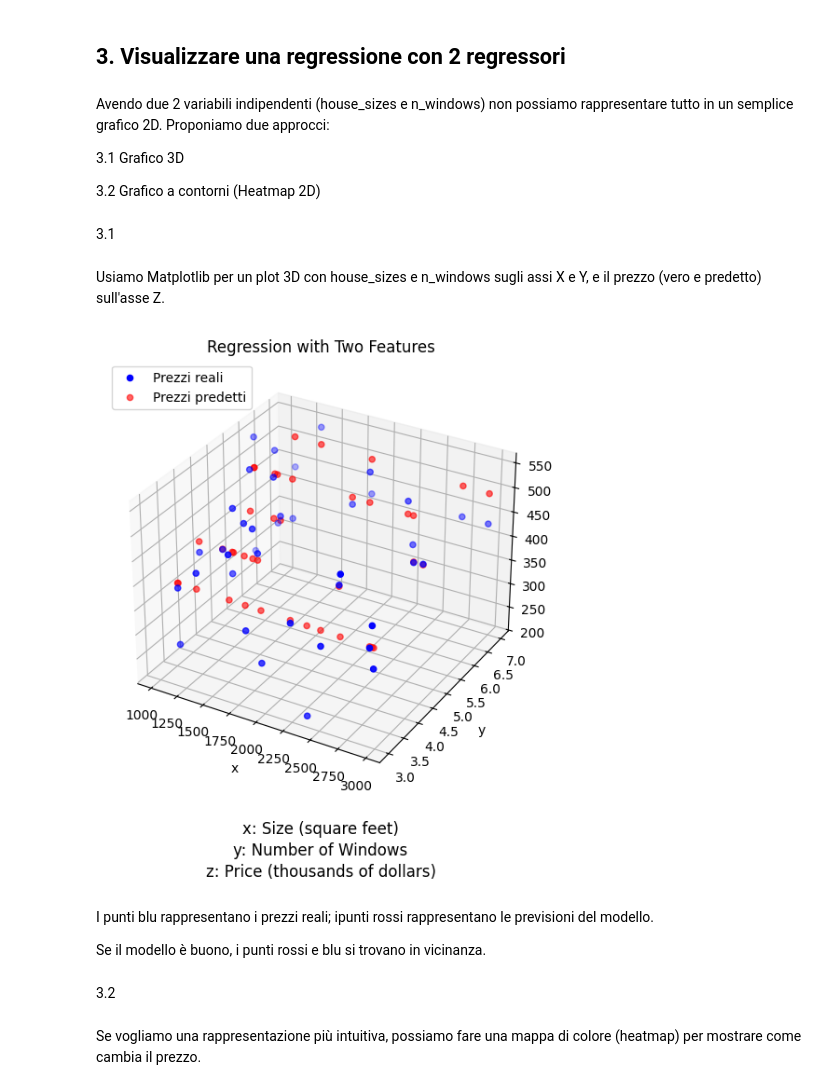
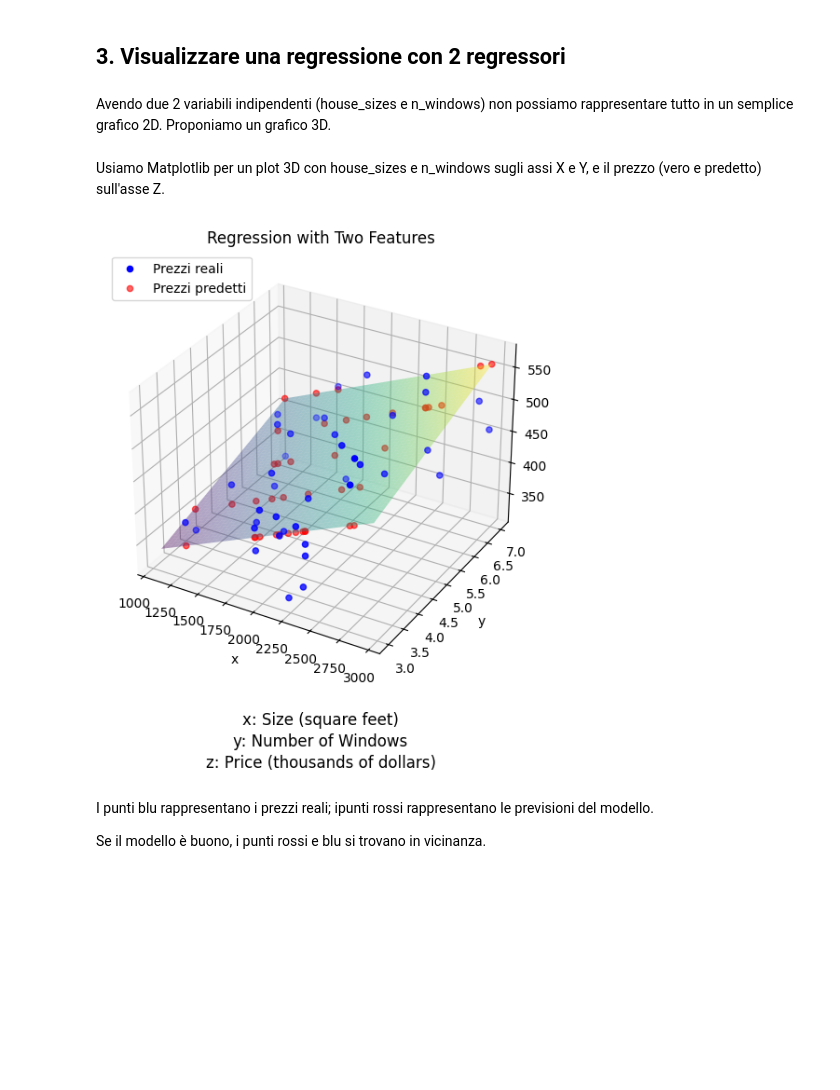
Before and after one commit to GiuliaScarfia/DataScience, a Jupyter notebook: 070325_esercizio.ipynb, the cells around one changed output. Saved outputs shown, nothing was run; the diff lists cells and outputs as text; code cells hidden in the pictures; blank space fills up the shorter version.

```diff
--- a/070325_esercizio.ipynb
+++ b/070325_esercizio.ipynb
@@ -50,7 +50,11 @@ from sklearn.metrics import mean_squared_error, r2_score
 # %% [markdown]
 1.1
 # %%
-#Generiamo le dimensioni delle case tra 1000 e 3000 piedi quadrati
+# Creiamo dataset cambiando random seed
+np.random.seed(40)  # For reproducible results
+n_samples = 200
+
+# Generiamo le dimensioni delle case tra 1000 e 3000 piedi quadrati
 house_sizes = np.random.randint(1000, 3000, n_samples)
 
 # Generiamo il numero di finestre casualmente tra 3 e 8
@@ -78,0 +66,12 @@ data.head()
+# %%
+# Creiamo i nuovi prezzi delle case includendo il numero di finestre
+house_prices = 100 + 0.2 * house_sizes - 0.00003 * house_sizes**2 + np.random.normal(0, 50, n_samples) + 15 * n_windows
+
+# Creiamo il DataFrame
+data = pd.DataFrame({
+    'Size': house_sizes,
+    'Price': house_prices
+})
+
+# Visualizzazione 5 prime righe del dataset
+data.head()
@@ -224,52 +249,62 @@ Cosa notiamo?
 ## 3. Visualizzare una regressione con 2 regressori
 # %% [markdown]
 Avendo due 2 variabili indipendenti (house_sizes e n_windows) non possiamo rappresentare tutto in un semplice grafico 2D.
-Proponiamo due approcci:
-
-3.1 Grafico 3D
-
-3.2 Grafico a contorni (Heatmap 2D)
+Proponiamo un grafico 3D.
-# %% [markdown]
-3.1
 # %% [markdown]
 Usiamo Matplotlib per un plot 3D con house_sizes e n_windows sugli assi X e Y, e il prezzo (vero e predetto) sull'asse Z.
 # %%
+import numpy as np
+import pandas as pd
 import matplotlib.pyplot as plt
 from mpl_toolkits.mplot3d import Axes3D
 
 # Creiamo il grafico 3D
 fig = plt.figure(figsize=(10,6))
 ax = fig.add_subplot(111, projection='3d')
 
 # Scatter plot dei dati reali
 ax.scatter(X_test['Size'], X_test['Windows'], y_test, color='blue', label="Prezzi reali")
 
 # Scatter plot dei dati predetti
 ax.scatter(X_test['Size'], X_test['Windows'], y_pred, color='red', label="Prezzi predetti", alpha=0.6)
 
-# Etichette degli assi (modifica a 'x', 'y', 'z')
+# Creiamo la superficie di regressione
+size_range = np.linspace(X_test['Size'].min(), X_test['Size'].max(), 50)
+windows_range = np.linspace(X_test['Windows'].min(), X_test['Windows'].max(), 50)
+size_grid, windows_grid = np.meshgrid(size_range, windows_range)
+
+# Creiamo un DataFrame con i nomi delle colonne corretti
+grid_df = pd.DataFrame({
+    'Size': size_grid.ravel(),
+    'Windows': windows_grid.ravel()
+})
+
+# Calcoliamo i valori predetti sulla griglia
+Z_pred = model.predict(grid_df)
+Z_pred = Z_pred.reshape(size_grid.shape)
+
+# Aggiungiamo la superficie di regressione
+ax.plot_surface(size_grid, windows_grid, Z_pred, alpha=0.4, cmap='viridis')
+
+# Etichette degli assi
 ax.set_xlabel('x')
 ax.set_ylabel('y')
 ax.set_zlabel('z')
 ax.set_title('Regression with Two Features')
 
 # Prima legenda (dati reali e predetti)
 ax.legend(loc='upper left')
 
 # Aggiungiamo una seconda legenda sotto il grafico
 ax.text2D(0.5, -0.1, 'x: Size (square feet)', transform=ax.transAxes, fontsize=12, horizontalalignment='center')
 ax.text2D(0.5, -0.15, 'y: Number of Windows', transform=ax.transAxes, fontsize=12, horizontalalignment='center')
 ax.text2D(0.5, -0.2, 'z: Price (thousands of dollars)', transform=ax.transAxes, fontsize=12, horizontalalignment='center')
 
 # Mostra il grafico
 plt.show()
 # %% [output]
-[figure, old version]
+[figure, new version]
 # %% [markdown]
 I punti blu rappresentano i prezzi reali; ipunti rossi rappresentano le previsioni del modello.
 
 Se il modello è buono, i punti rossi e blu si trovano in vicinanza.
-# %% [markdown]
-3.2
-# %% [markdown]
-Se vogliamo una rappresentazione più intuitiva, possiamo fare una mappa di colore (heatmap) per mostrare come cambia il prezzo.
```
Also changed, not shown: parts of 11 cells of this notebook.
